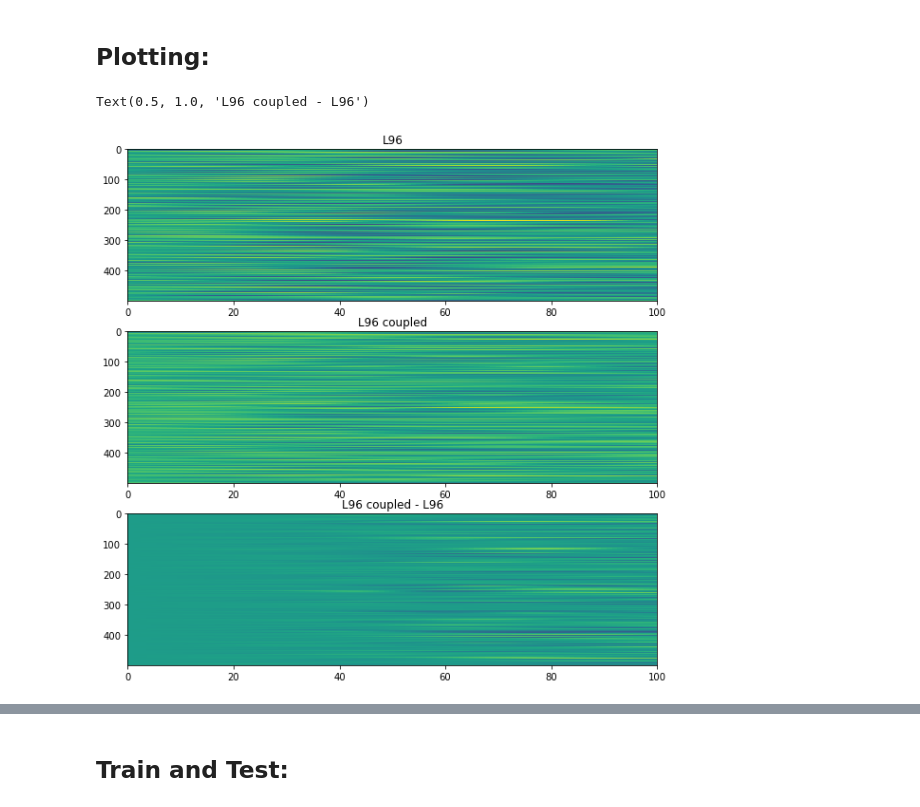
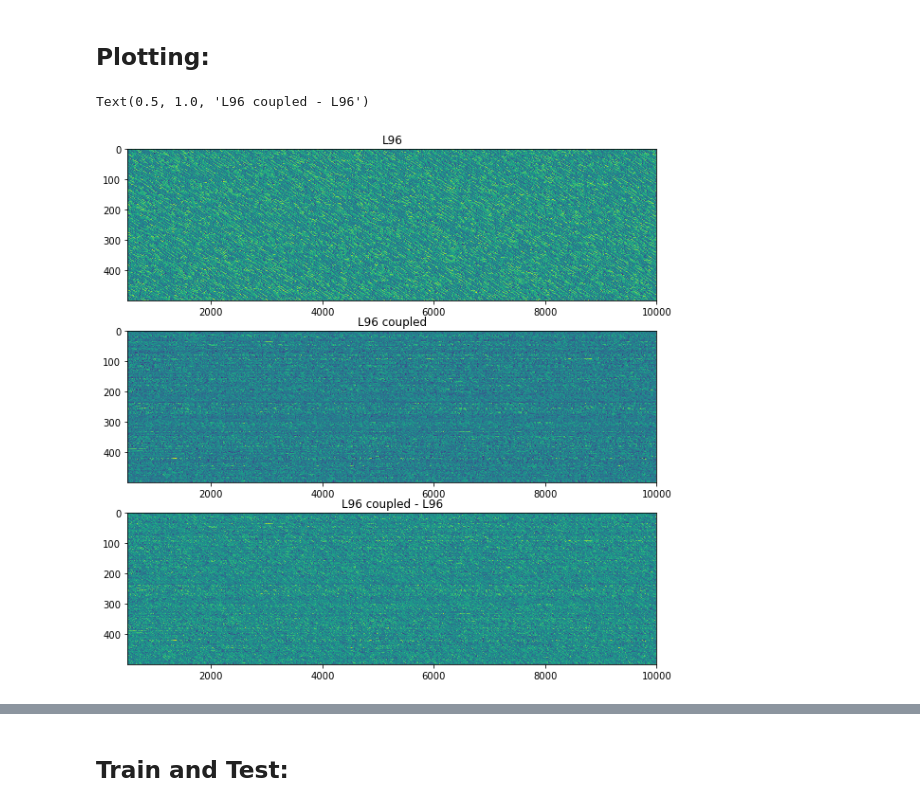
Before and after one commit to DuncDennis/rescomp, a Jupyter notebook: bin/lyapunov_exponents_testing/chaotic_system_as_reservoir.ipynb, the cells around one changed output, grey strips where cells are left out. Drawn from its saved outputs; the diff is of its cells as text; code cells hidden in the pictures.

```diff
--- a/bin/lyapunov_exponents_testing/chaotic_system_as_reservoir.ipynb
+++ b/bin/lyapunov_exponents_testing/chaotic_system_as_reservoir.ipynb
@@ -91,7 +91,7 @@ plt.plot(results[:, 0], results[:, 2], linewidth=0.1)
 ### Plotting the pure Lorenz 96 system
 # %%
 # Lorenz 96 parameters:
-dt_L96 = 0.01
+dt_L96 = 0.005
 dims = 500
 np.random.seed(1)
 starting_point_L96 = np.random.randn(dims)
@@ -154,32 +154,42 @@ results_L[0, :] = starting_point_L_use
 ## 1. Option: Iterator based coupling - shift previous point:
 # %%
 for i in range(1, time_steps):
-    # baseline iteration:
-    results_L96[i, :] = f_L96(results_L96[i - 1, :])
 
+    # previous values:
+    x_last_base = results_L96[i - 1, :]
     x_last_res = results_L96_coupled[i - 1, :]
     x_last_in = results_L[i - 1, :]
 
     x_add = w_in.dot(x_last_in)
+    for k in range(nth):
+        x_last_base = f_L96(x_last_base)
+        # inp = x_last_res + x_add
+        inp = np.tanh(x_last_res + x_add)
+        x_last_res = f_L96(inp)
 
-    inp = x_last_res + x_add
-
-    results_L96_coupled[i, :] = f_L96(inp)
+    # updates iteration:
+    results_L96[i, :] = x_last_base
+    results_L96_coupled[i, :] = x_last_res
     results_L[i, :] = f_L(x_last_in)
 # %% [markdown]
 ## 2. Option: Iterator based coupling - only shift force:
 # %%
 for i in range(1, time_steps):
-    # baseline iteration:
-    results_L96[i, :] = _lorenz_96(results_L96[i - 1, :])*dt_L96 + results_L96[i - 1, :]
 
+    # previous values:
+    x_last_base = results_L96[i - 1, :]
     x_last_res = results_L96_coupled[i - 1, :]
     x_last_in = results_L[i - 1, :]
 
     x_add = w_in.dot(x_last_in)
+    for k in range(nth):
+        x_last_base = _lorenz_96(x_last_base)*dt_L96 + x_last_base
+        inp = x_last_res + x_add
+        x_last_res = _lorenz_96(inp)*dt_L96 + results_L96_coupled[i - 1, :]
 
-    inp = x_last_res + x_add
-    results_L96_coupled[i, :] = _lorenz_96(inp)*dt_L96 + results_L96_coupled[i - 1, :]
+    # updates iteration:
+    results_L96[i, :] = x_last_base
+    results_L96_coupled[i, :] = x_last_res
     results_L[i, :] = f_L(x_last_in)
 # %% [markdown]
 ## 3. Option: ODE based coupling:
@@ -188,40 +198,45 @@ for i in range(1, time_steps):
 _lorenz_96_coupled = lambda r, x: _lorenz_96(r) + w_in.dot(x)
 # %%
 for i in range(1, time_steps):
-    # baseline iteration:
-    results_L96[i, :] = _lorenz_96(results_L96[i - 1, :])*dt_L96 + results_L96[i - 1, :]
 
+    # previous values:
+    x_last_base = results_L96[i - 1, :]
+    x_last_res = results_L96_coupled[i - 1, :]
     x_last_in = results_L[i - 1, :]
-    x_last_res = results_L96_coupled[i - 1, :]
 
-    results_L96_coupled[i, :] = _lorenz_96_coupled(x_last_res, x_last_in)*dt_L96 + x_last_res
+    for k in range(nth):
+        x_last_base = _lorenz_96(x_last_base)*dt_L96 + x_last_base
+        x_last_res = _lorenz_96_coupled(x_last_res, x_last_in)*dt_L96 + x_last_res
 
+    # updates iteration:
+    results_L96[i, :] = x_last_base
+    results_L96_coupled[i, :] = x_last_res
     results_L[i, :] = f_L(x_last_in)
 # %% [markdown]
 ## Plotting:
 # %%
-xlim = (0, 100)
+xlim = (500,10000)
 # xlim = None
 
 fig, axs = plt.subplots(3, 1, figsize=(10, 10))
 
 ax = axs[0]
 ax.imshow(results_L96.T, aspect="auto")
 ax.set_xlim(xlim)
 ax.set_title("L96")
 
 ax = axs[1]
 ax.imshow(results_L96_coupled.T, aspect="auto")
 ax.set_xlim(xlim)
 ax.set_title("L96 coupled")
 
 ax = axs[2]
 ax.imshow((results_L96_coupled - results_L96).T, aspect="auto")
 ax.set_xlim(xlim)
 ax.set_title("L96 coupled - L96")
 # %% [output]
 Text(0.5, 1.0, 'L96 coupled - L96')
-[figure, old version]
+[figure, new version]
 # %%
 # Explore frequencies:
 plt.figure(figsize=(10, 8))
```
Also changed, not shown: parts of 20 cells of this notebook, 1 other file.
